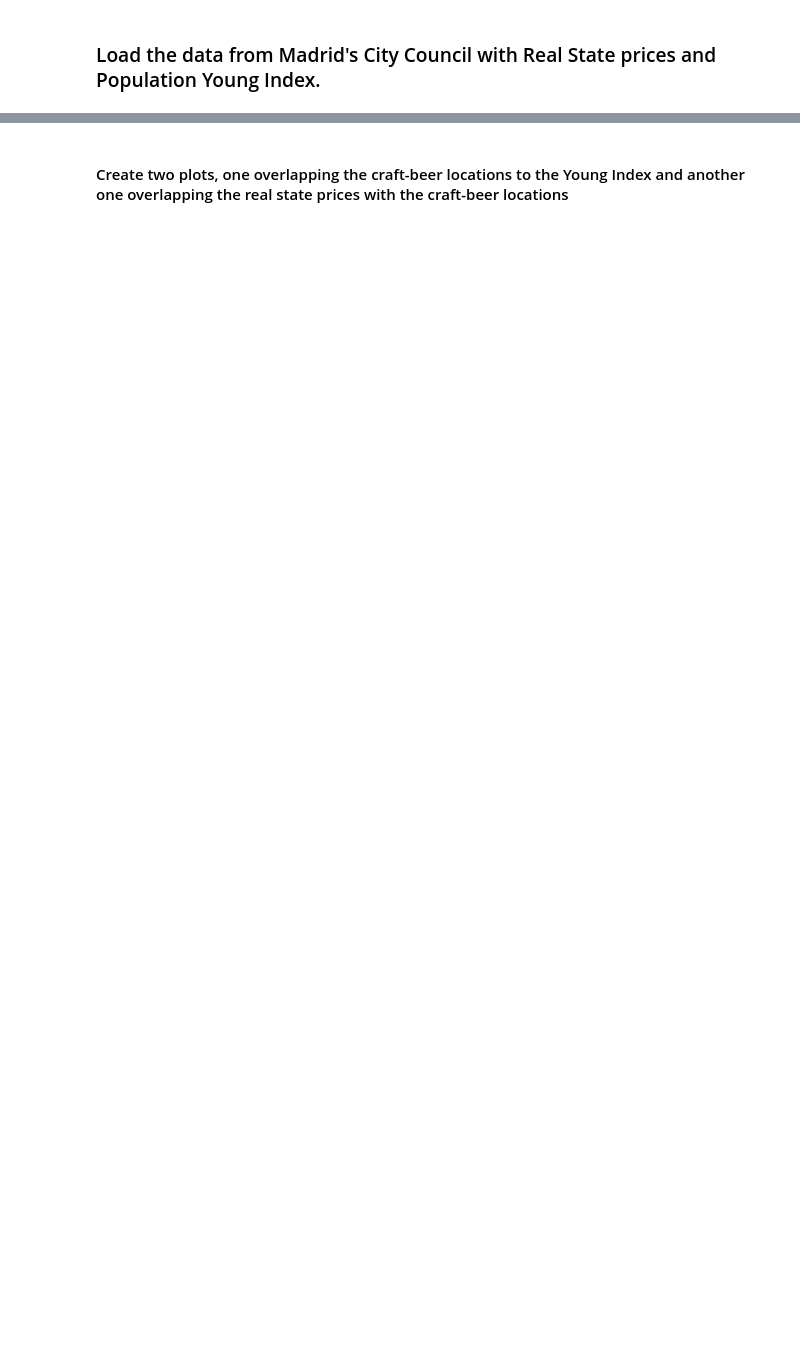
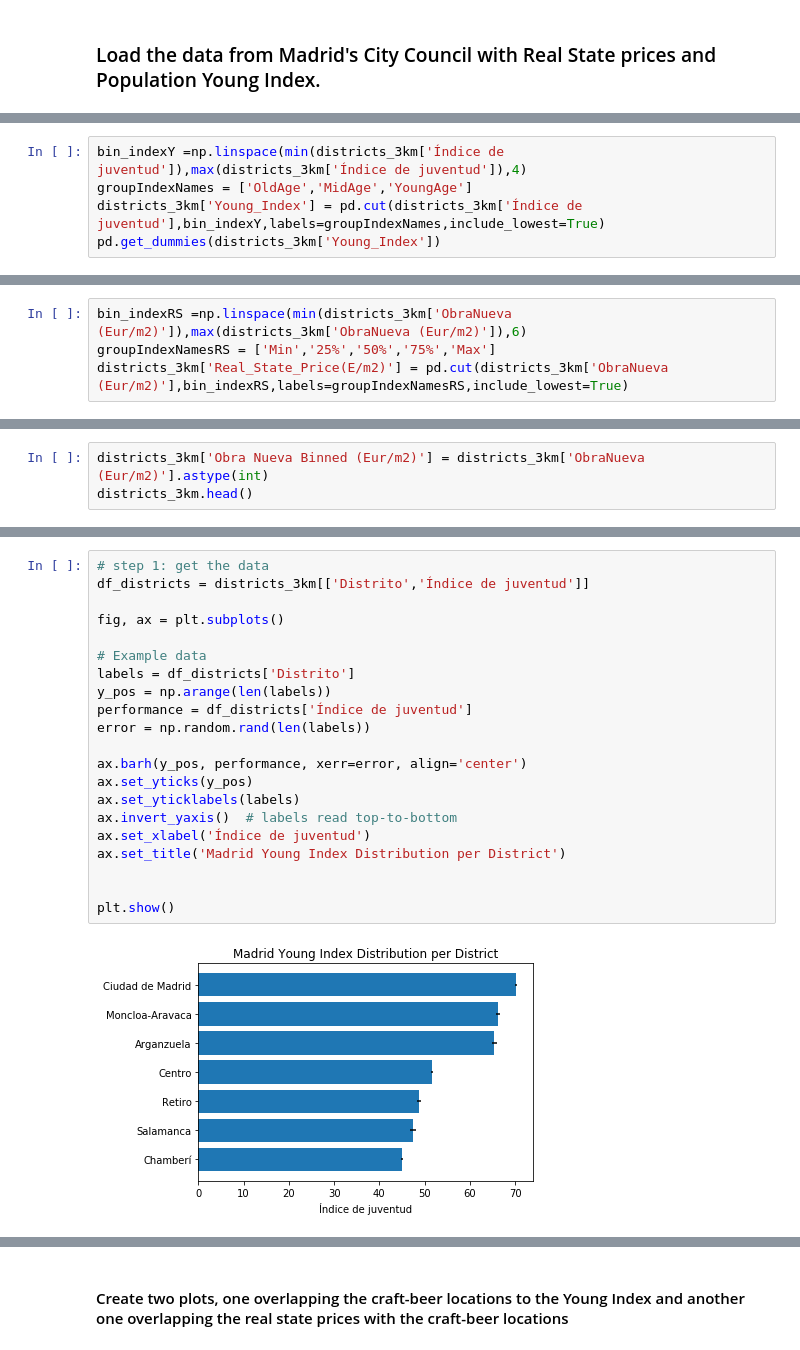
Before and after one commit to MarioRSC/DataProjectsCoursera, a Jupyter notebook: Capstone_Project_W5_The_Battle_Of_The_Flavours.ipynb, the cells around one changed output, grey strips where cells are left out. Saved outputs shown, nothing was run; the diff lists cells and outputs as text; blank space fills up the shorter version.

```diff
--- a/Capstone_Project_W5_The_Battle_Of_The_Flavours.ipynb
+++ b/Capstone_Project_W5_The_Battle_Of_The_Flavours.ipynb
@@ -435,0 +464,5 @@ dfMadrid_sorted.head(10)
+# %%
+bin_indexY =np.linspace(min(districts_3km['Índice de juventud']),max(districts_3km['Índice de juventud']),4)
+groupIndexNames = ['OldAge','MidAge','YoungAge']
+districts_3km['Young_Index'] = pd.cut(districts_3km['Índice de juventud'],bin_indexY,labels=groupIndexNames,include_lowest=True)
+pd.get_dummies(districts_3km['Young_Index'])
@@ -435,0 +478,4 @@ dfMadrid_sorted.head(10)
+# %%
+bin_indexRS =np.linspace(min(districts_3km['ObraNueva (Eur/m2)']),max(districts_3km['ObraNueva (Eur/m2)']),6)
+groupIndexNamesRS = ['Min','25%','50%','75%','Max']
+districts_3km['Real_State_Price(E/m2)'] = pd.cut(districts_3km['ObraNueva (Eur/m2)'],bin_indexRS,labels=groupIndexNamesRS,include_lowest=True)
@@ -435,0 +504,3 @@ dfMadrid_sorted.head(10)
+# %%
+districts_3km['Obra Nueva Binned (Eur/m2)'] = districts_3km['ObraNueva (Eur/m2)'].astype(int)
+districts_3km.head()
@@ -435,0 +514,23 @@ dfMadrid_sorted.head(10)
+# %%
+# step 1: get the data
+df_districts = districts_3km[['Distrito','Índice de juventud']]
+
+fig, ax = plt.subplots()
+
+# Example data
+labels = df_districts['Distrito']
+y_pos = np.arange(len(labels))
+performance = df_districts['Índice de juventud']
+error = np.random.rand(len(labels))
+
+ax.barh(y_pos, performance, xerr=error, align='center')
+ax.set_yticks(y_pos)
+ax.set_yticklabels(labels)
+ax.invert_yaxis()  # labels read top-to-bottom
+ax.set_xlabel('Índice de juventud')
+ax.set_title('Madrid Young Index Distribution per District')
+
+
+plt.show()
+# %% [output]
+[figure, added]
```
Also changed, not shown: parts of 101 cells of this notebook.
